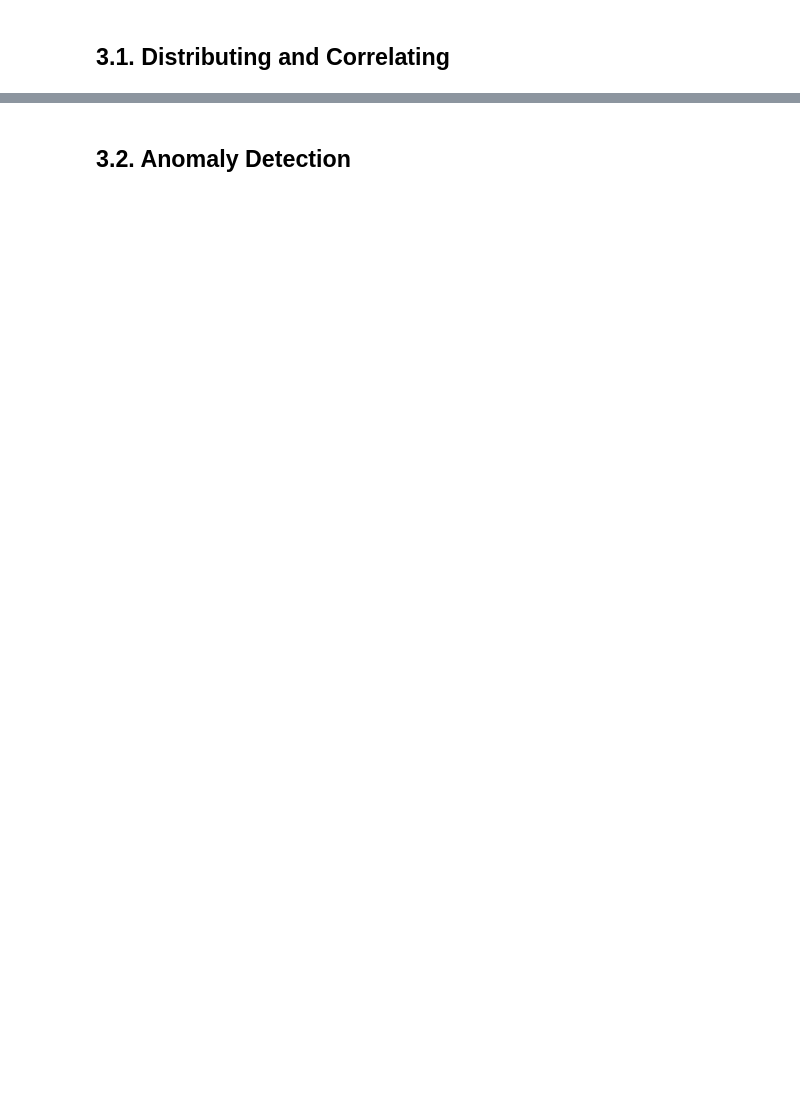
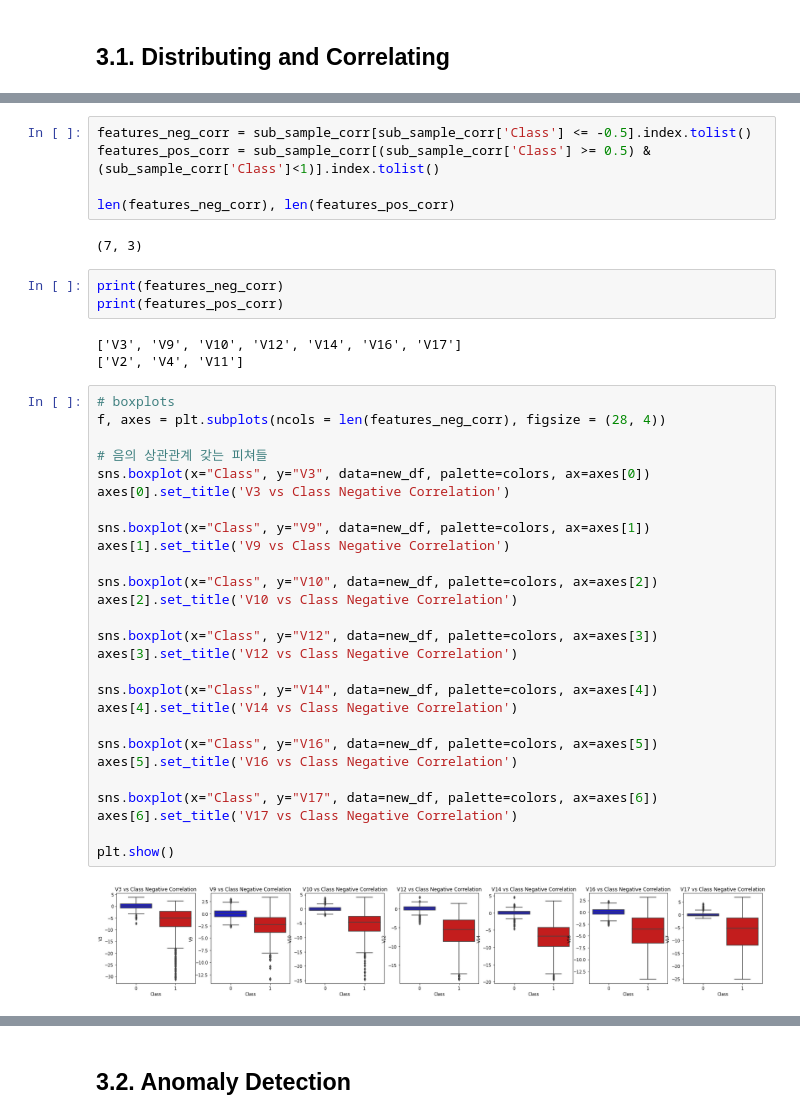
Before and after one commit to codelspak/Struggles, a Jupyter notebook: WK27_case2_Kaggle_ML_Classification_Credit_Card_Fraud_Detection.ipynb, the cells around one changed output, grey strips where cells are left out. Cells and saved outputs as stored; diff of their text form; blank space fills up the shorter version.

```diff
--- a/WK27_case2_Kaggle_ML_Classification_Credit_Card_Fraud_Detection.ipynb
+++ b/WK27_case2_Kaggle_ML_Classification_Credit_Card_Fraud_Detection.ipynb
@@ -242,0 +299,42 @@ Generate indices to split data into training and test set.
+# %%
+features_neg_corr = sub_sample_corr[sub_sample_corr['Class'] <= -0.5].index.tolist()
+features_pos_corr = sub_sample_corr[(sub_sample_corr['Class'] >= 0.5) & (sub_sample_corr['Class']<1)].index.tolist()
+
+len(features_neg_corr), len(features_pos_corr)
+# %% [output]
+(7, 3)
+# %%
+print(features_neg_corr)
+print(features_pos_corr)
+# %% [output]
+['V3', 'V9', 'V10', 'V12', 'V14', 'V16', 'V17']
+['V2', 'V4', 'V11']
+# %%
+# boxplots
+f, axes = plt.subplots(ncols = len(features_neg_corr), figsize = (28, 4))
+
+# 음의 상관관계 갖는 피쳐들
+sns.boxplot(x="Class", y="V3", data=new_df, palette=colors, ax=axes[0])
+axes[0].set_title('V3 vs Class Negative Correlation')
+
+sns.boxplot(x="Class", y="V9", data=new_df, palette=colors, ax=axes[1])
+axes[1].set_title('V9 vs Class Negative Correlation')
+
+sns.boxplot(x="Class", y="V10", data=new_df, palette=colors, ax=axes[2])
+axes[2].set_title('V10 vs Class Negative Correlation')
+
+sns.boxplot(x="Class", y="V12", data=new_df, palette=colors, ax=axes[3])
+axes[3].set_title('V12 vs Class Negative Correlation')
+
+sns.boxplot(x="Class", y="V14", data=new_df, palette=colors, ax=axes[4])
+axes[4].set_title('V14 vs Class Negative Correlation')
+
+sns.boxplot(x="Class", y="V16", data=new_df, palette=colors, ax=axes[5])
+axes[5].set_title('V16 vs Class Negative Correlation')
+
+sns.boxplot(x="Class", y="V17", data=new_df, palette=colors, ax=axes[6])
+axes[6].set_title('V17 vs Class Negative Correlation')
+
+plt.show()
+# %% [output]
+[figure, added]
```
Also changed, not shown: parts of 64 cells of this notebook.
